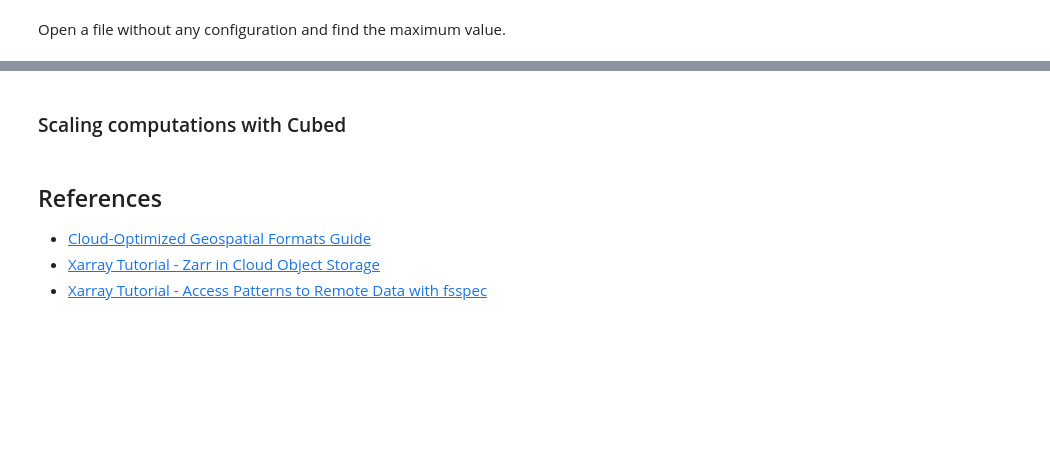
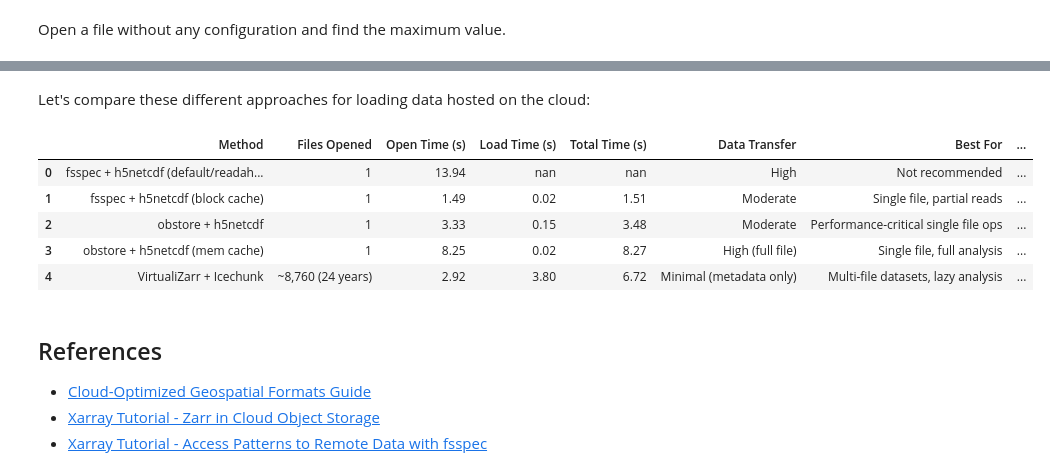
Before and after one commit to geojupyter/workshop-agu2025, a Jupyter notebook: modules/04-data-in-the-cloud/index.ipynb, the cells around one changed output, grey strips where cells are left out. Drawn from its saved outputs; the diff is of its cells as text; code cells hidden in the pictures; blank space fills up the shorter version.

```diff
--- a/modules/04-data-in-the-cloud/index.ipynb
+++ b/modules/04-data-in-the-cloud/index.ipynb
@@ -132,2 +155,0 @@ with xr.open_dataset(reader, engine="h5netcdf") as ds:
-# %% [markdown]
-### Scaling computations with Cubed
@@ -133,0 +194,2 @@ with xr.open_dataset(reader, engine="h5netcdf") as ds:
+# %% [markdown]
+Let's compare these different approaches for loading data hosted on the cloud:
@@ -134,3 +198,54 @@ with xr.open_dataset(reader, engine="h5netcdf") as ds:
+# %%
+comparison_data = {
+    'Method': [
+        'fsspec + h5netcdf (default/readahead cache)',
+        'fsspec + h5netcdf (block cache)',
+        'obstore + h5netcdf',
+        'obstore + h5netcdf (mem cache)',
+        'VirtualiZarr + Icechunk'
+    ],
+    'Files Opened': ['1', '1', '1', '1', '~8,760 (24 years)'],
+    'Open Time (s)': [
+        f"{timings['open']['fsspec_default_cache']:.2f}",
+        f"{timings['open']['fsspec_block_cache']:.2f}",
+        f"{timings['open']['obstore']:.2f}",
+        f"{timings['open']['obstore_memcache']:.2f}",
+        f"{timings['open']['virtualzarr_icechunk']:.2f}"
+    ],
+    'Load Time (s)': [
+        f"{timings['load']['fsspec_default_cache']:.2f}",
+        f"{timings['load']['fsspec_block_cache']:.2f}",
+        f"{timings['load']['obstore']:.2f}",
+        f"{timings['load']['obstore_memcache']:.2f}",
+        f"{timings['load']['virtualzarr_icechunk']:.2f}"
+    ],
+    'Total Time (s)': [
+        f"{timings['open']['fsspec_default_cache'] + timings['load']['fsspec_default_cache']:.2f}",
+        f"{timings['open']['fsspec_block_cache'] + timings['load']['fsspec_block_cache']:.2f}",
+        f"{timings['open']['obstore'] + timings['load']['obstore']:.2f}",
+        f"{timings['open']['obstore_memcache'] + timings['load']['obstore_memcache']:.2f}",
+        f"{timings['open']['virtualzarr_icechunk'] + timings['load']['virtualzarr_icechunk']:.2f}"
+    ],
+    'Data Transfer': ['High', 'Moderate', 'Moderate', 'High (full file)', 'Minimal (metadata only)'],
+    'Best For': [
+        'Not recommended',
+        'Single file, partial reads',
+        'Performance-critical single file ops',
+        'Single file, full analysis',
+        'Multi-file datasets, lazy analysis'
+    ],
+    'Cloud-Native': ['❌', '⚠️', '⚠️', '⚠️', '✅']
+}
+
+comparison_df = pd.DataFrame(comparison_data)
+comparison_df
+# %% [output]
+|  | Method | Files Opened | Open Time (s) | Load Time (s) | Total Time (s) | Data Transfer | Best For | ... |
+| 0 | fsspec + h5netcdf (default/readah... | 1 | 13.94 | nan | nan | High | Not recommended | ... |
+| 1 | fsspec + h5netcdf (block cache) | 1 | 1.49 | 0.02 | 1.51 | Moderate | Single file, partial reads | ... |
+| 2 | obstore + h5netcdf | 1 | 3.33 | 0.15 | 3.48 | Moderate | Performance-critical single file ops | ... |
+| 3 | obstore + h5netcdf (mem cache) | 1 | 8.25 | 0.02 | 8.27 | High (full file) | Single file, full analysis | ... |
+| 4 | VirtualiZarr + Icechunk | ~8,760 (24 years) | 2.92 | 3.80 | 6.72 | Minimal (metadata only) | Multi-file datasets, lazy analysis | ... |
 # %% [markdown]
 ## References
 
```
Also changed, not shown: parts of 18 cells of this notebook, 1 other file.
